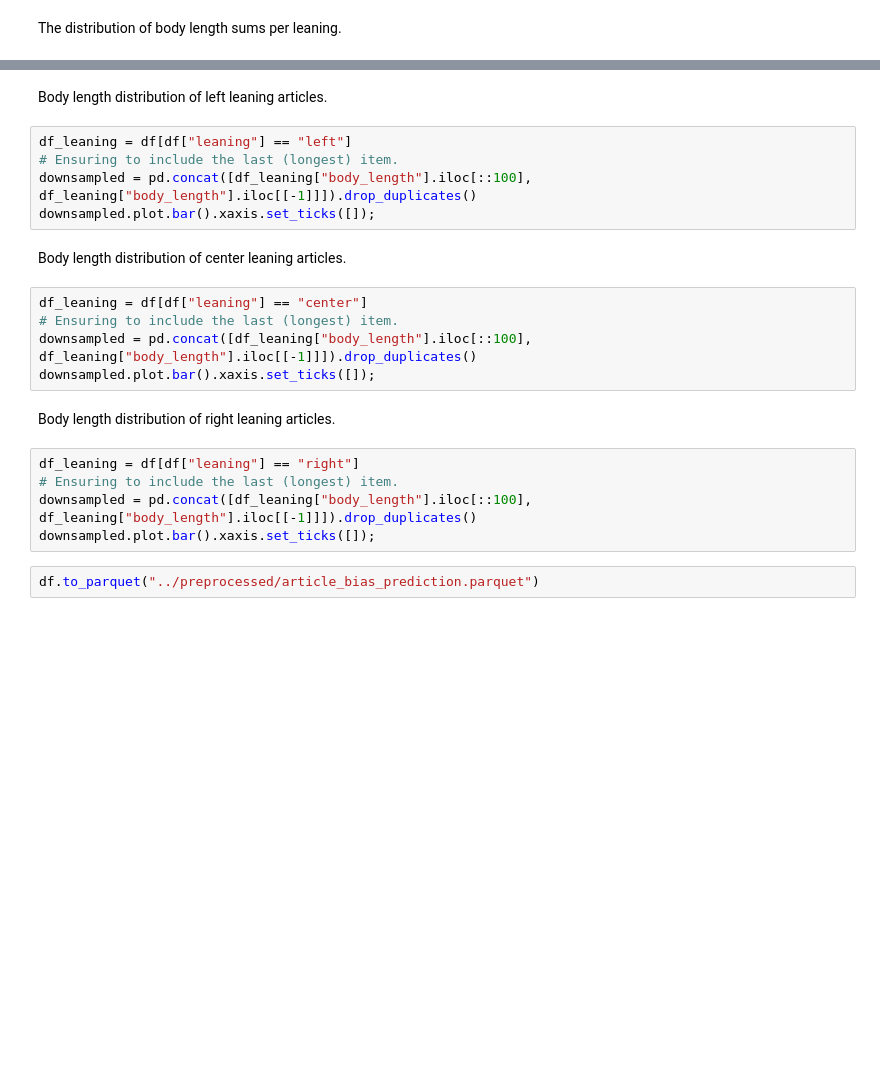
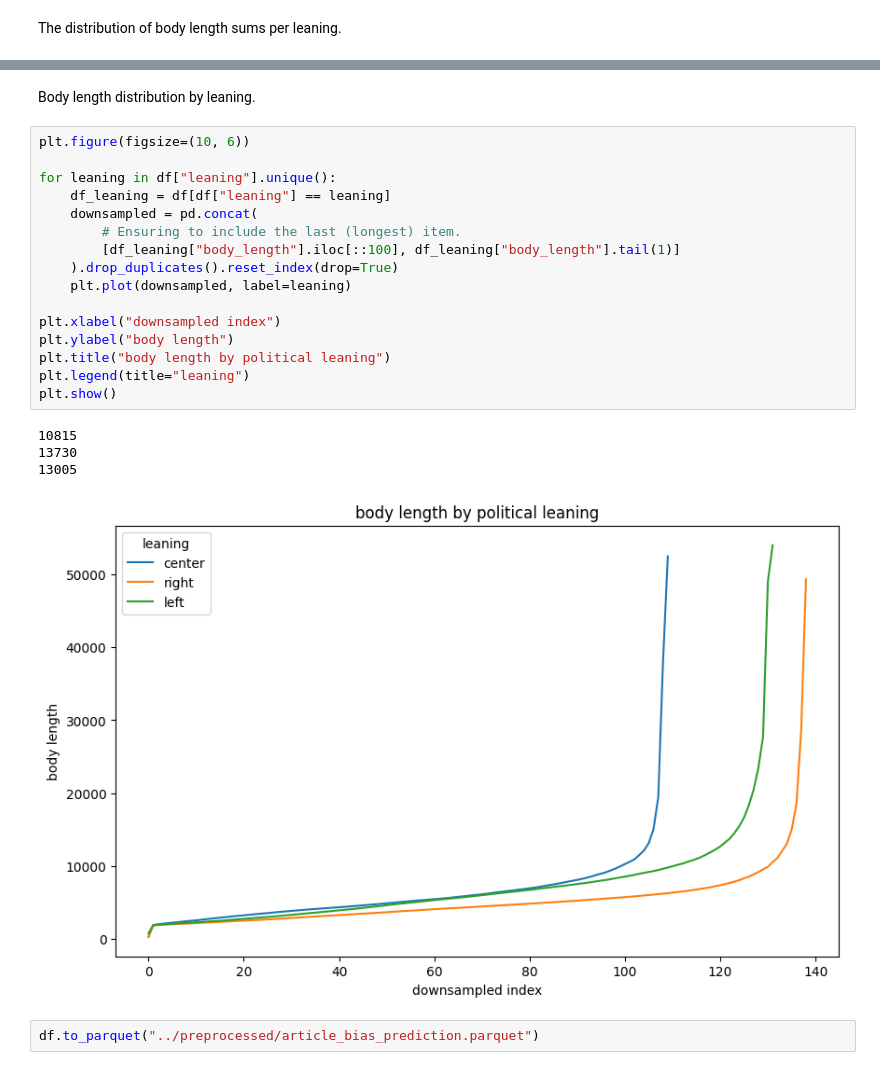
Before and after one commit to matous-volf/political-leaning-prediction, a Jupyter notebook: datasets/notebooks/article_bias_prediction.ipynb, the cells around one changed output, grey strips where cells are left out. Drawn from its saved outputs; the diff is of its cells as text; blank space fills up the shorter version.

```diff
--- a/datasets/notebooks/article_bias_prediction.ipynb
+++ b/datasets/notebooks/article_bias_prediction.ipynb
@@ -84,23 +103,25 @@ df.groupby("leaning", observed=True)["body_length"].sum().plot.pie(autopct="%1.1
 # %% [markdown]
-Body length distribution of left leaning articles.
+Body length distribution by leaning.
 # %%
-df_leaning = df[df["leaning"] == "left"]
-# Ensuring to include the last (longest) item.
-downsampled = pd.concat([df_leaning["body_length"].iloc[::100], df_leaning["body_length"].iloc[[-1]]]).drop_duplicates()
-downsampled.plot.bar().xaxis.set_ticks([]);
+plt.figure(figsize=(10, 6))
+
+for leaning in df["leaning"].unique():
+    df_leaning = df[df["leaning"] == leaning]
+    downsampled = pd.concat(
+        # Ensuring to include the last (longest) item.
+        [df_leaning["body_length"].iloc[::100], df_leaning["body_length"].tail(1)]
+    ).drop_duplicates().reset_index(drop=True)
+    plt.plot(downsampled, label=leaning)
+
+plt.xlabel("downsampled index")
+plt.ylabel("body length")
+plt.title("body length by political leaning")
+plt.legend(title="leaning")
+plt.show()
+# %% [output]
+10815
+13730
+13005
+[figure, added]
-# %% [markdown]
-Body length distribution of center leaning articles.
-# %%
-df_leaning = df[df["leaning"] == "center"]
-# Ensuring to include the last (longest) item.
-downsampled = pd.concat([df_leaning["body_length"].iloc[::100], df_leaning["body_length"].iloc[[-1]]]).drop_duplicates()
-downsampled.plot.bar().xaxis.set_ticks([]);
-# %% [markdown]
-Body length distribution of right leaning articles.
-# %%
-df_leaning = df[df["leaning"] == "right"]
-# Ensuring to include the last (longest) item.
-downsampled = pd.concat([df_leaning["body_length"].iloc[::100], df_leaning["body_length"].iloc[[-1]]]).drop_duplicates()
-downsampled.plot.bar().xaxis.set_ticks([]);
 # %%
 df.to_parquet("../preprocessed/article_bias_prediction.parquet")
```
Also changed, not shown: parts of 15 cells of this notebook, 4 other files.
